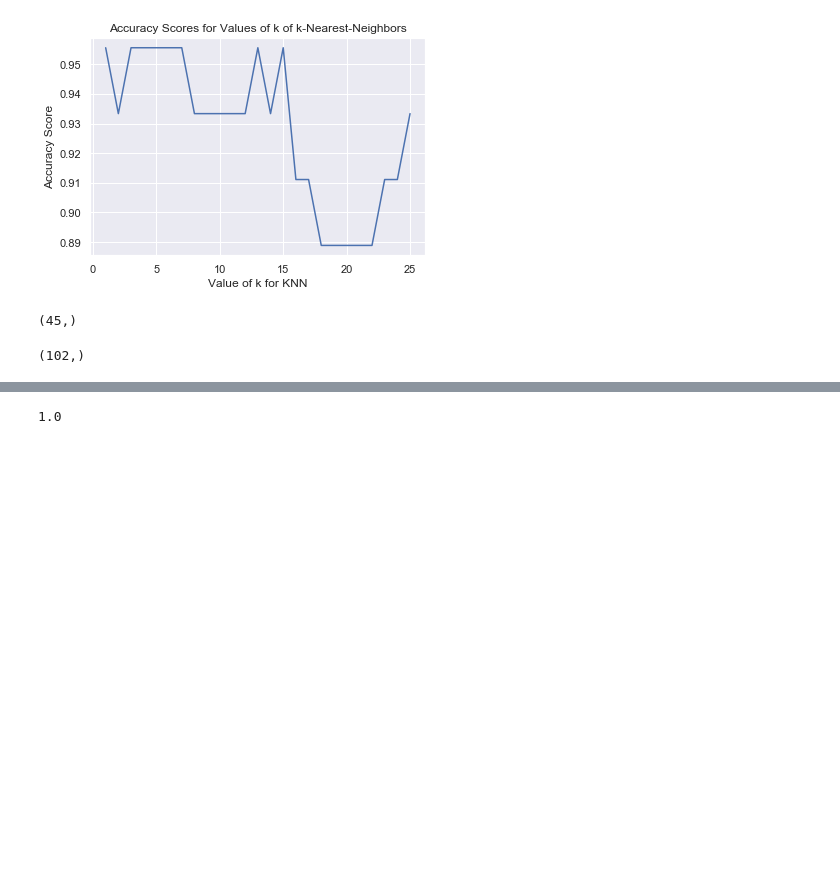
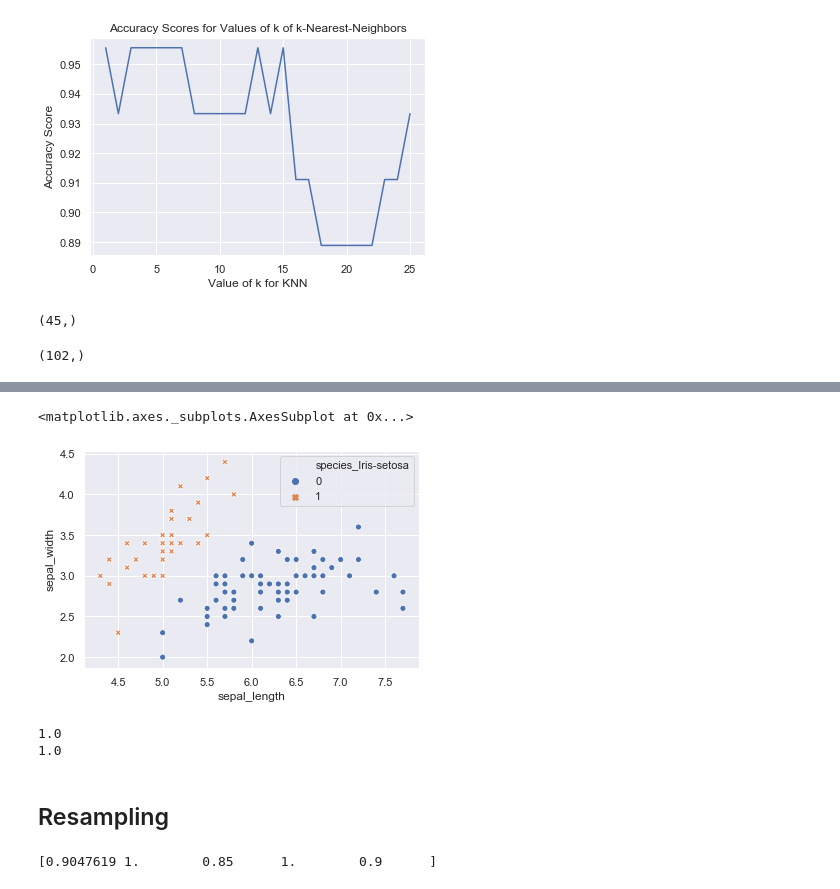
Before and after one commit to hilars/cs_ml_intro, a Jupyter notebook: Classification algorithms.ipynb, the cells around one changed output, grey strips where cells are left out. Saved outputs shown, nothing was run; the diff lists cells and outputs as text; code cells hidden in the pictures; blank space fills up the shorter version.

```diff
--- a/Classification algorithms.ipynb
+++ b/Classification algorithms.ipynb
@@ -142,7 +151,30 @@ display(new_y_test.shape, new_y_train.shape)
+# %%
+# VISUALISE TARGET VARIABLE USING ANY RANDOM FEATURE FROM TRAINING SET
+# CHOOSING SEPAL LENGTH AGAINST SEPAL WIDTH
+sns.scatterplot(data=pd.concat([X_train, new_y_train], axis=1), x="sepal_length", y="sepal_width",
+                hue="species_Iris-setosa", style="species_Iris-setosa")
+# %% [output]
+<matplotlib.axes._subplots.AxesSubplot at 0x...>
+[figure, added]
 # %%
 logreg = LogisticRegression()
 logreg.fit(X_train, new_y_train)
 y_pred2 = logreg.predict(X_test)
+# how model performs on training d
+print(logreg.score(X_train, new_y_train))
 print(accuracy_score(new_y_test, y_pred2))
 # %% [output]
 1.0
+1.0
+# %% [markdown]
+## Resampling
+# %%
+# cross validation
+# using knn
+knn = KNeighborsClassifier(n_neighbors=2)
+# cross validation
+scores=cross_val_score(knn, X_train, y_train, cv=5)
+
+print(scores)
+# %% [output]
+[0.9047619 1.        0.85      1.        0.9      ]
```
Also changed, not shown: parts of 2 cells of this notebook.
